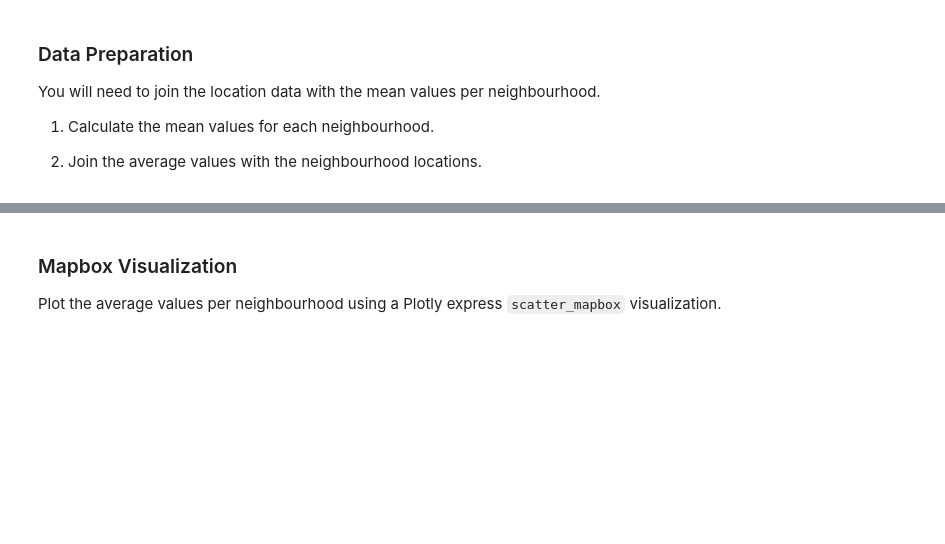
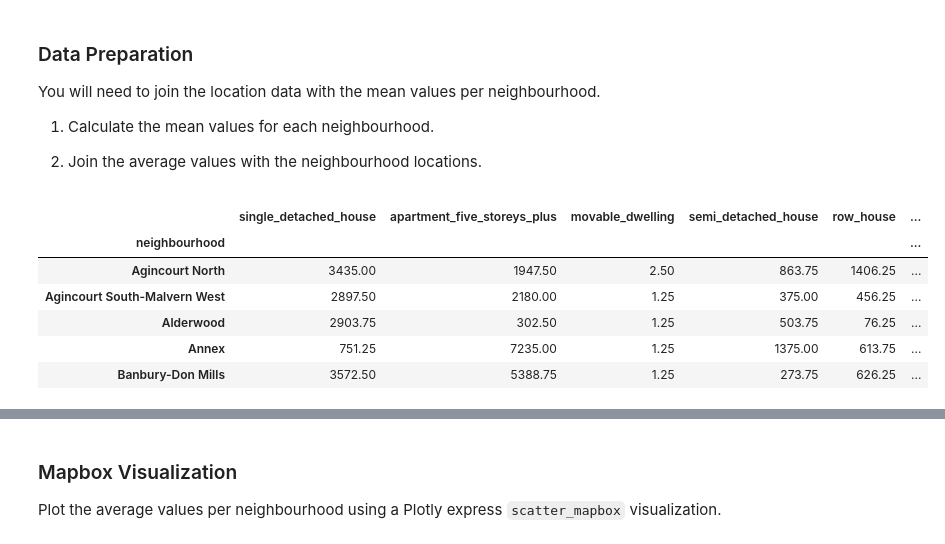
Before and after one commit to adamgulyas/pyviz-homework, a Jupyter notebook: rental_analysis.ipynb, the cells around one changed output, grey strips where cells are left out. Cells and saved outputs as stored; diff of their text form; code cells hidden in the pictures; blank space fills up the shorter version.

Commit message:
Read in neighbourhoods location data and build an interactive map with the average house value per neighbourhood. Use a 'scatter_mapbox' from Plotly express to create the visualization.

```diff
--- a/rental_analysis.ipynb
+++ b/rental_analysis.ipynb
@@ -366,6 +367,21 @@ You will need to join the location data with the mean values per neighbourhood.
 
 2. Join the average values with the neighbourhood locations.
 # %%
-# Calculate the mean values for each neighborhood
+# Calculate the mean values for each neighbourhood
+nbhd_mean_values = (
+    to_data
+    .groupby(['neighbourhood'])
+    .mean()
+)
+
+nbhd_mean_values.head()
+# %% [output]
+|  | single_detached_house | apartment_five_storeys_plus | movable_dwelling | semi_detached_house | row_house | ... |
+| neighbourhood |  |  |  |  |  | ... |
+| Agincourt North | 3435.00 | 1947.50 | 2.50 | 863.75 | 1406.25 | ... |
+| Agincourt South-Malvern West | 2897.50 | 2180.00 | 1.25 | 375.00 | 456.25 | ... |
+| Alderwood | 2903.75 | 302.50 | 1.25 | 503.75 | 76.25 | ... |
+| Annex | 751.25 | 7235.00 | 1.25 | 1375.00 | 613.75 | ... |
+| Banbury-Don Mills | 3572.50 | 5388.75 | 1.25 | 273.75 | 626.25 | ... |
 # %%
 # Join the average values with the neighbourhood locations
```
Also changed, not shown: parts of 6 cells of this notebook.
